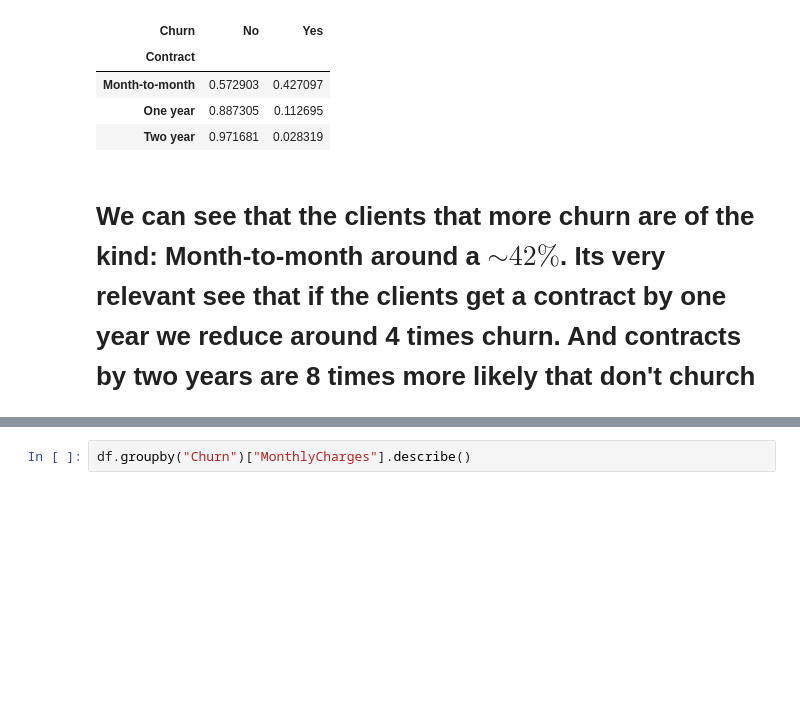
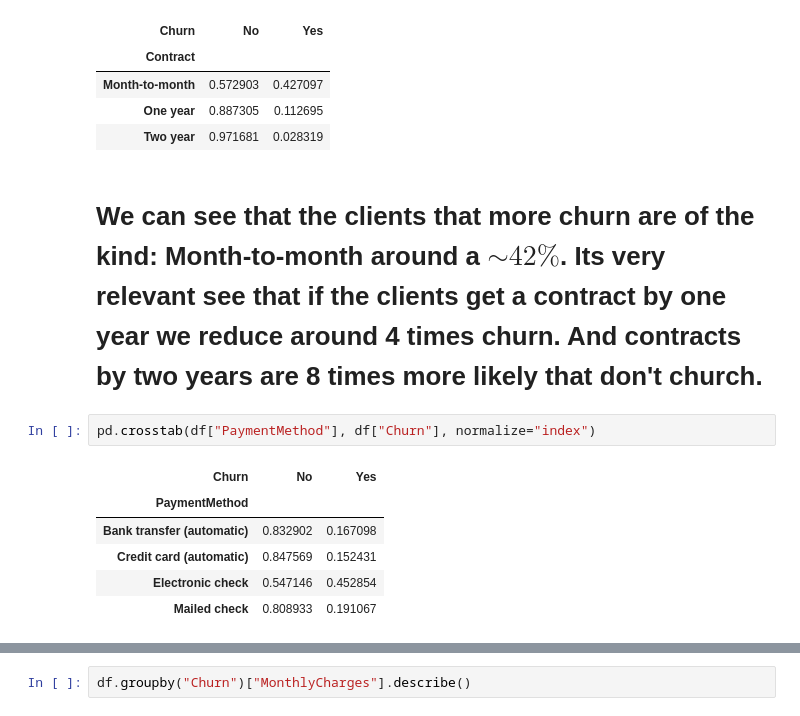
Before and after one commit to Afga10/churn-prediction-business-decision, a Jupyter notebook: notebooks/exploration.ipynb, the cells around one changed output, grey strips where cells are left out. Cells and saved outputs as stored; diff of their text form; blank space fills up the shorter version.

```diff
--- a/notebooks/exploration.ipynb
+++ b/notebooks/exploration.ipynb
@@ -76,4 +78,13 @@ pd.crosstab(df["Contract"], df["Churn"], normalize="index")
 | One year | 0.887305 | 0.112695 |
 | Two year | 0.971681 | 0.028319 |
 # %% [markdown]
-# We can see that the clients that more churn are of the kind: Month-to-month around a $\sim 42 \%$. Its very relevant see that if the clients get a contract by one year we reduce around 4 times churn. And contracts by two years are 8 times more likely that don't church
+# We can see that the clients that more churn are of the kind: Month-to-month around a $\sim 42 \%$. Its very relevant see that if the clients get a contract by one year we reduce around 4 times churn. And contracts by two years are 8 times more likely that don't church.
+# %%
+pd.crosstab(df["PaymentMethod"], df["Churn"], normalize="index")
+# %% [output]
+| Churn | No | Yes |
+| PaymentMethod |  |  |
+| Bank transfer (automatic) | 0.832902 | 0.167098 |
+| Credit card (automatic) | 0.847569 | 0.152431 |
+| Electronic check | 0.547146 | 0.452854 |
+| Mailed check | 0.808933 | 0.191067 |
```
Also changed, not shown: parts of 13 cells of this notebook.
